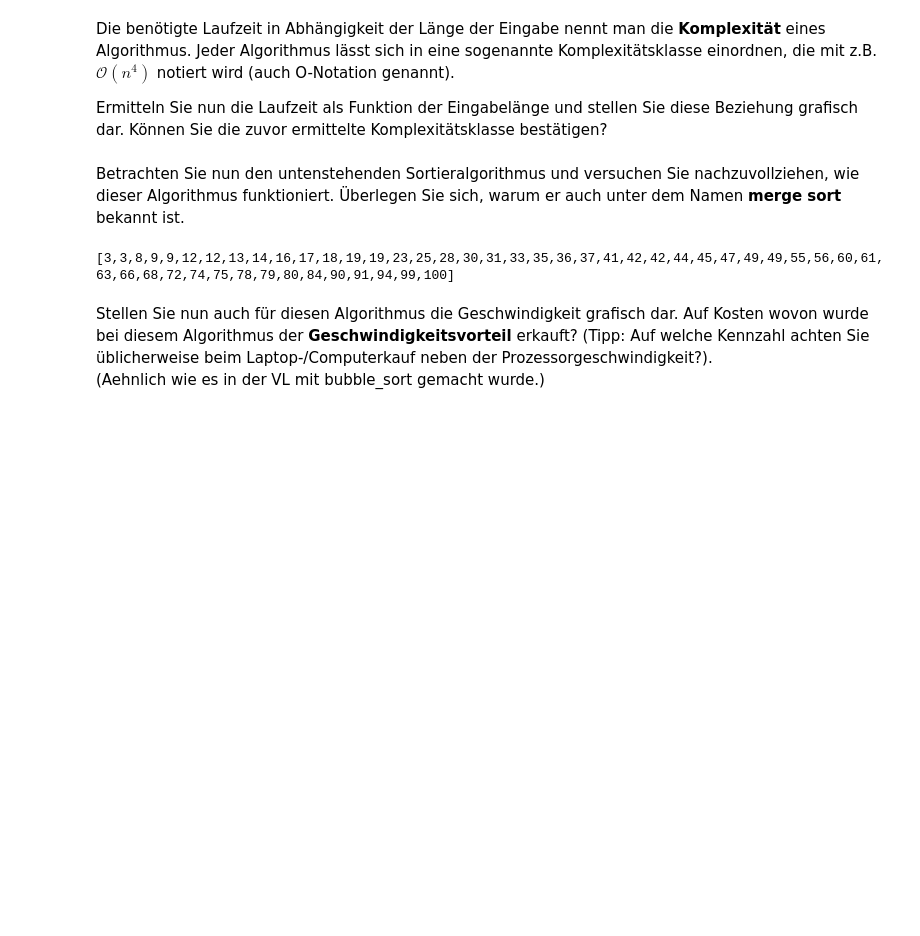
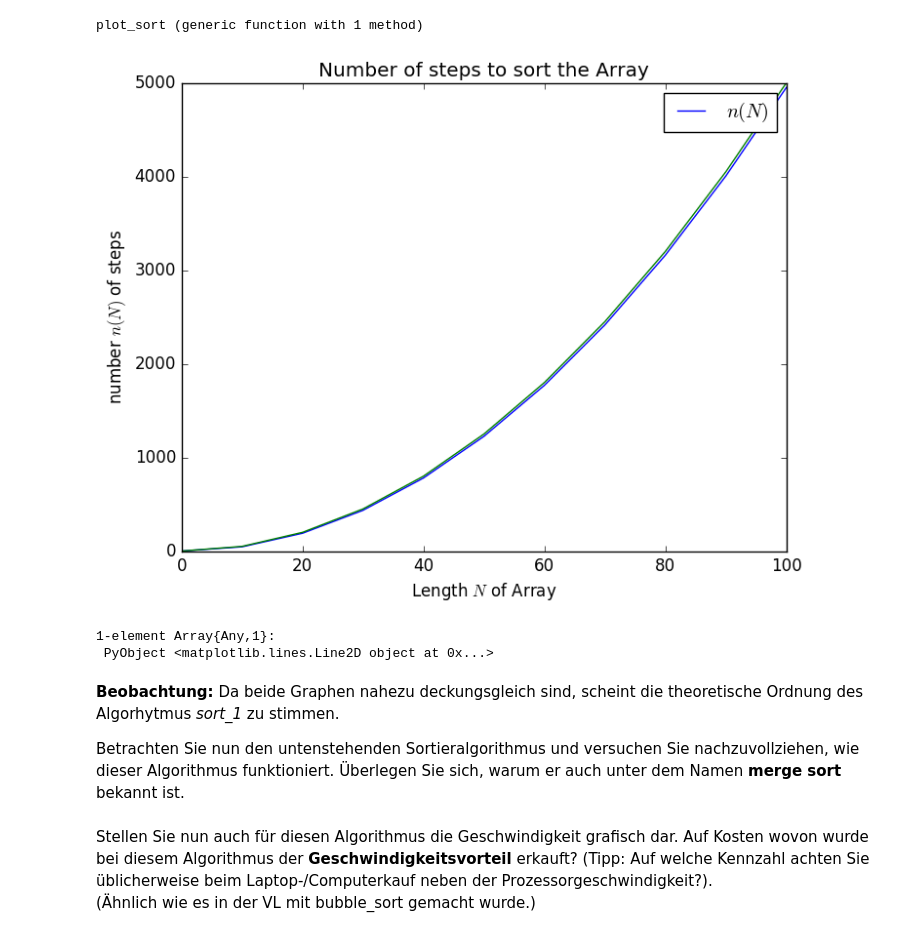
Before and after one commit to ofilla/compphys2016, a Jupyter notebook: uebung_10/10_ordnung_muss_sein.ipynb, the cells around one changed output. Drawn from its saved outputs; the diff is of its cells as text; code cells hidden in the pictures; blank space fills up the shorter version.

```diff
--- a/uebung_10/10_ordnung_muss_sein.ipynb
+++ b/uebung_10/10_ordnung_muss_sein.ipynb
@@ -80,23 +91,60 @@ Ermitteln Sie die nötigen Iterationsschritte für Listen verschiedener Längen.
-# %% [markdown]
-Die benötigte Laufzeit in Abhängigkeit der Länge der Eingabe nennt man die **Komplexität** eines
-Algorithmus. Jeder Algorithmus lässt sich in eine sogenannte Komplexitätsklasse einordnen, die mit z.B. $\mathcal{O} (n^4)$ notiert wird (auch O-Notation genannt).
-
-Ermitteln Sie nun die Laufzeit als Funktion der Eingabelänge und stellen Sie diese Beziehung grafisch dar. Können Sie die zuvor ermittelte Komplexitätsklasse bestätigen?
+# %%
+using PyPlot
+
+function plot_sort(sort::Function, xs::Array)
+    # calculate steps
+    ys = []
+
+    for n in xs
+        push!(ys, sort(rand(1:100, n)))
+    end
+
+    # plot
+    figure()
+    title("Number of steps to sort the Array")
+    xlabel(L"Length $N$ of Array")
+    ylabel(L"number $n(N)$ of steps")
+    plot(xs, ys, label=L"n(N)")
+    legend()
+    return
+end
+# %% [output]
+plot_sort (generic function with 1 method)
+# %%
+xs = collect(0:10:100)
+plot_sort(sort_1!, xs)
+plot(xs, xs.*xs/2, label=L"N^2/2")
+# %% [output]
+[figure, added]
+1-element Array{Any,1}:
+ PyObject <matplotlib.lines.Line2D object at 0x...>
 # %% [markdown]
+**Beobachtung:** Da beide Graphen nahezu deckungsgleich sind, scheint die theoretische Ordnung des Algorhytmus *sort_1* zu stimmen.
+
 Betrachten Sie nun den untenstehenden Sortieralgorithmus und versuchen Sie nachzuvollziehen, wie dieser Algorithmus funktioniert. Überlegen Sie sich, warum er auch unter dem Namen **merge sort** bekannt ist.
 # %%
 function sort_2!(v)
+    # first split the array in two parts
+    # sort both parts recursively
+    # join the parts into v so that it is fully sorted
     if length(v) > 1
+        # split array into two parts with the same size
         middle = Int(floor(length(v) / 2))
         left = copy(v[1:middle])
         right = copy(v[middle + 1:end])
 
-        sort_2!(left)
-        sort_2!(right)
+        sort_2!(left)  # sort left part  (recursively)
+        sort_2!(right) # sort right part (recursively)
 
-        i, j, k = 1, 1, 1
+        i, j, k = 1, 1, 1 # initialize indices
+        # i is the index for the left part
+        # j is the index for the right part
+        # k is the index for v
 
         while i <= length(left) && j <= length(right)
+            # compare the elements from the left and the right part
+            # put the smaller element into array v
+            #   and increase the index of the corresponding partial array
             if left[i] < right[j]
                 v[k] = left[i]
                 i += 1
@@ -104,16 +152,19 @@ function sort_2!(v)
                 v[k] = right[j]
                 j += 1
             end
+            # now increase the index of the full array v
             k += 1
         end
 
         while i <= length(left)
+            # now append the rest of the left part to the array v
             v[k] = left[i]
             i += 1
             k += 1
         end
 
         while j <= length(right)
+            # now append the rest of the right part to the array v
             v[k] = right[j]
             j += 1
             k += 1
@@ -124,9 +175,7 @@ end
 len = 50
 numbers = collect(rand(1:100, len))
 sort_2!(numbers)
-println(numbers)
+#println(numbers)
-# %% [output]
-[3,3,8,9,9,12,12,13,14,16,17,18,19,19,23,25,28,30,31,33,35,36,37,41,42,42,44,45,47,49,49,55,56,60,61,63,66,68,72,74,75,78,79,80,84,90,91,94,99,100]
 # %% [markdown]
 Stellen Sie nun auch für diesen Algorithmus die Geschwindigkeit grafisch dar. Auf Kosten wovon wurde bei diesem Algorithmus der **Geschwindigkeitsvorteil** erkauft? (Tipp: Auf welche Kennzahl achten Sie üblicherweise beim Laptop-/Computerkauf neben der Prozessorgeschwindigkeit?).
-(Aehnlich wie es in der VL mit bubble_sort gemacht wurde.)
+(Ähnlich wie es in der VL mit bubble_sort gemacht wurde.)
```
Also changed, not shown: parts of 4 cells of this notebook, 2 other files.
